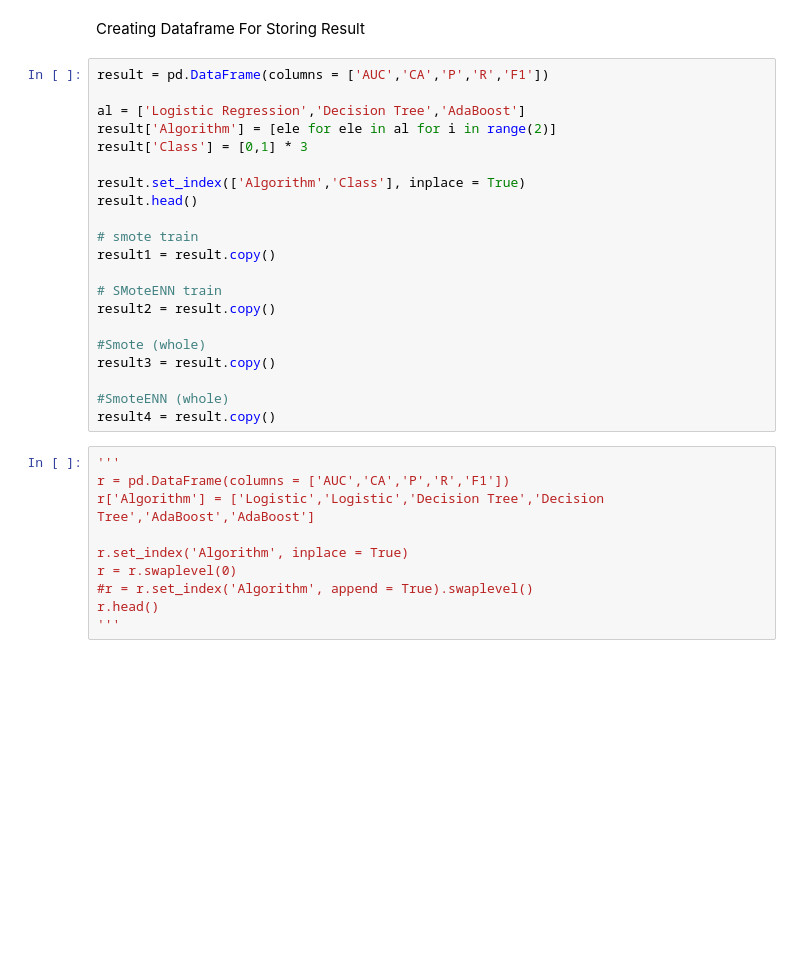
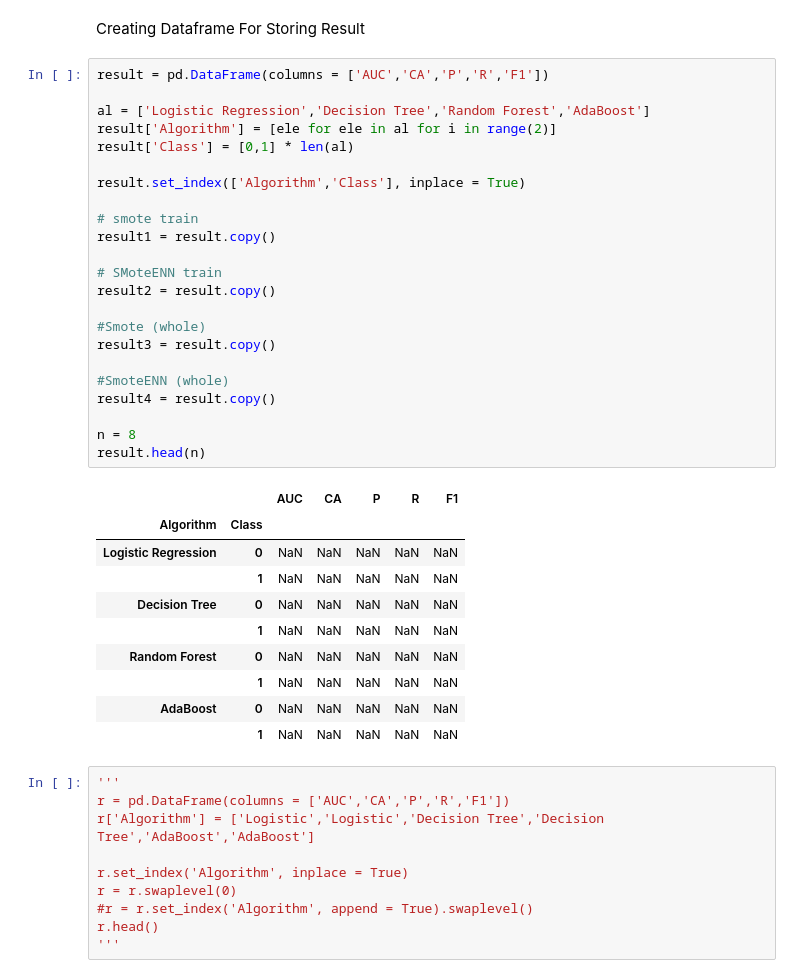
Before and after one commit to MUDIT23/B.E-Project-Loan-Analysis-Predicting-Defaulters-, a Jupyter notebook: Data preprocess_new.ipynb, the cells around one changed output. Cells and saved outputs as stored; diff of their text form; blank space fills up the shorter version.

```diff
--- a/Data preprocess_new.ipynb
+++ b/Data preprocess_new.ipynb
@@ -384,24 +384,37 @@ Creating Dataframe For Storing Result
 # %%
 result = pd.DataFrame(columns = ['AUC','CA','P','R','F1'])
 
-al = ['Logistic Regression','Decision Tree','AdaBoost']
+al = ['Logistic Regression','Decision Tree','Random Forest','AdaBoost']
 result['Algorithm'] = [ele for ele in al for i in range(2)]
-result['Class'] = [0,1] * 3
+result['Class'] = [0,1] * len(al)
 
 result.set_index(['Algorithm','Class'], inplace = True)
-result.head()
 
 # smote train
 result1 = result.copy()
 
 # SMoteENN train
 result2 = result.copy()
 
 #Smote (whole)
 result3 = result.copy()
 
 #SmoteENN (whole)
 result4 = result.copy()
+
+n = 8
+result.head(n)
+# %% [output]
+|  |  | AUC | CA | P | R | F1 |
+| Algorithm | Class |  |  |  |  |  |
+| Logistic Regression | 0 | NaN | NaN | NaN | NaN | NaN |
+|  | 1 | NaN | NaN | NaN | NaN | NaN |
+| Decision Tree | 0 | NaN | NaN | NaN | NaN | NaN |
+|  | 1 | NaN | NaN | NaN | NaN | NaN |
+| Random Forest | 0 | NaN | NaN | NaN | NaN | NaN |
+|  | 1 | NaN | NaN | NaN | NaN | NaN |
+| AdaBoost | 0 | NaN | NaN | NaN | NaN | NaN |
+|  | 1 | NaN | NaN | NaN | NaN | NaN |
 # %%
 '''
 r = pd.DataFrame(columns = ['AUC','CA','P','R','F1'])
```
Also changed, not shown: parts of 8 cells of this notebook.
